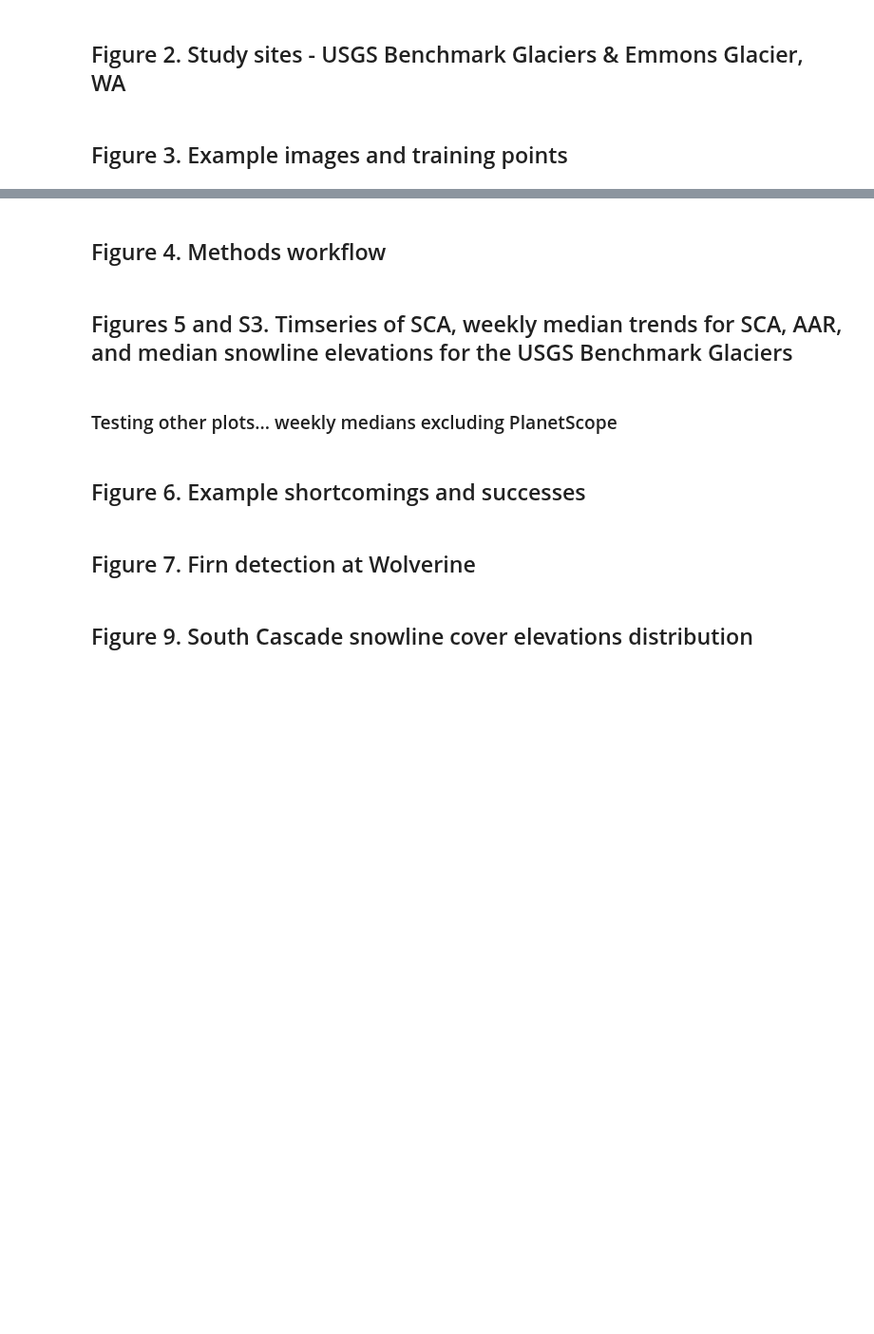
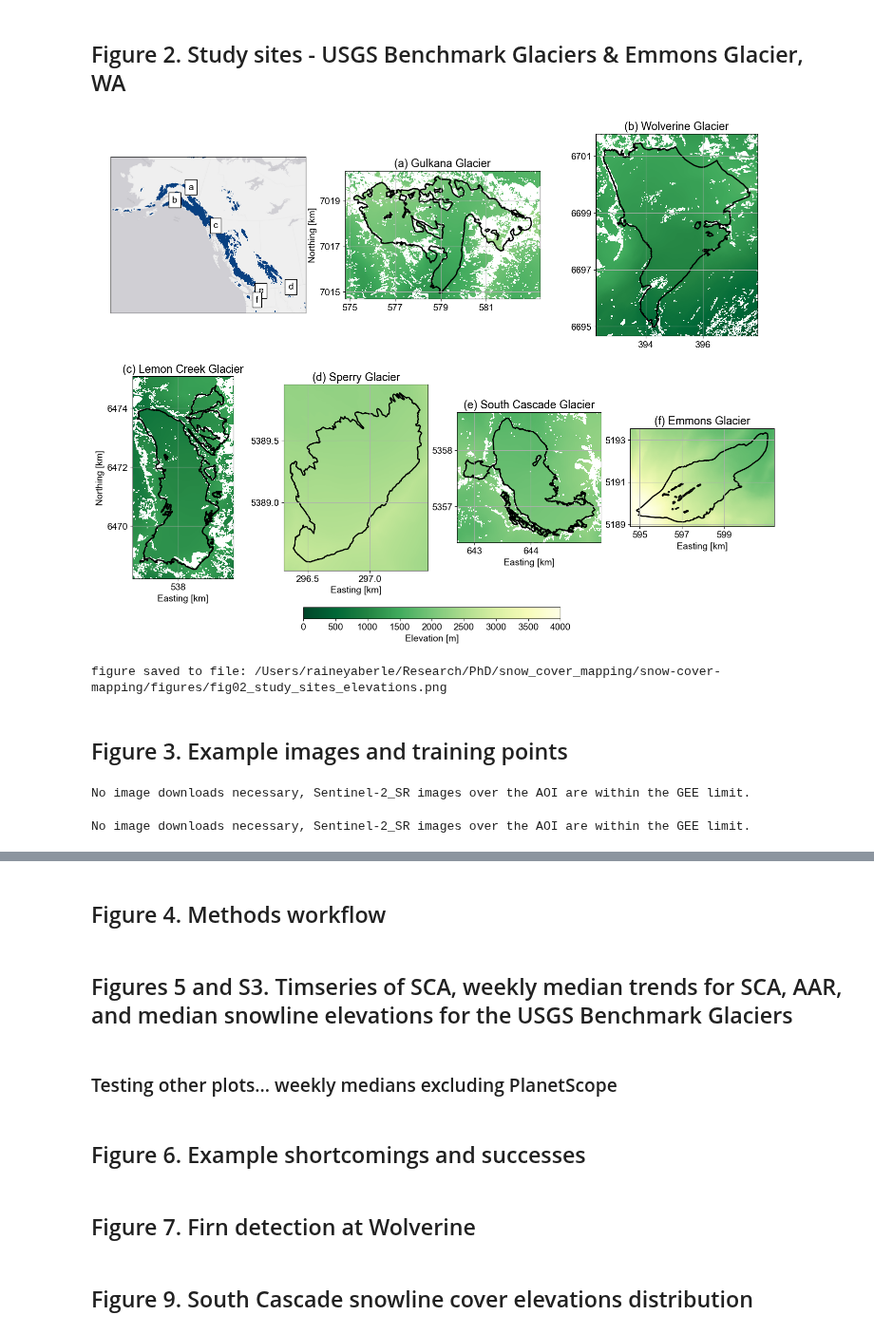
Before and after one commit to RaineyAbe/glacier-snow-cover-mapping, a Jupyter notebook: notebooks/make_figures.ipynb, the cells around one changed output, grey strips where cells are left out. Shown at 95% size. Drawn from its saved outputs; the diff is of its cells as text; code cells hidden in the pictures; blank space fills up the shorter version.

```diff
--- a/notebooks/make_figures.ipynb
+++ b/notebooks/make_figures.ipynb
@@ -40,10 +40,10 @@ from shapely import wkt
 from tqdm.auto import tqdm
 
 # path to glacier-snow-cover-mapping/
-base_path = '/Users/raineyaberle/Research/glacier_snow_cover_mapping/glacier-snow-cover-mapping/'
+base_path = '/Users/raineyaberle/Research/PhD/snow_cover_mapping/snow-cover-mapping/'
 
 # path to study sites
-study_sites_path = '/Users/raineyaberle/Research/glacier_snow_cover_mapping/study-sites/'
+study_sites_path = '/Volumes/LaCie/raineyaberle/Research/PhD/snow_cover_mapping/study-sites/'
 # determine whether to save output figures
 save_figures = True
 
@@ -414,11 +441,15 @@ for i, (site_name, site_name_display, text_label) in enumerate(zip(site_names, s
     ### AOI
     # load file
     if site_name=='Emmons':
-        AOI_fn = glob.glob(os.path.join(study_sites_path, site_name, 'AOIs', site_name + '_RGI_outline.shp'))[0]
+        AOI_fn = glob.glob(os.path.join(study_sites_path, 'RGI60-02.14297', 'AOIs', 'RGI60-02.14297_outline.shp'))[0]
+        AOI = gpd.read_file(AOI_fn)
     else:
-        AOI_path = '/Users/raineyaberle/Research/glacier_snow_cover_mapping/study-sites'
-        AOI_fn = sorted(glob.glob(os.path.join(AOI_path, site_name, 'AOIs', site_name + '_Glacier_Boundaries_*.shp')))[-1]
-    AOI = gpd.read_file(AOI_fn)
+        AOI_path = '/Users/raineyaberle/Google Drive/My Drive/Research/PhD/GIS_data/USGS/glacierBoundaries/' + site_name.lower() + '/shapefile'
+        AOI_fn = glob.glob(os.path.join(AOI_path, site_name + '_Glacier_Boundaries.shp'))[0]
+        AOI = gpd.read_file(AOI_fn)
+        AOI_crs = 'EPSG:' + str(AOI.crs.to_epsg())
+        AOI = pd.DataFrame(AOI.iloc[-1, :]).transpose().reset_index(drop=True)
+        AOI = gpd.GeoDataFrame(AOI, geometry='geometry', crs=AOI_crs)
     AOI_WGS = AOI.to_crs(4326)
     # solve for optimal UTM zone
     AOI_centroid = [AOI_WGS.geometry[0].centroid.xy[0][0],
@@ -429,7 +460,7 @@ for i, (site_name, site_name_display, text_label) in enumerate(zip(site_names, s
     AOI_A = AOI.to_crs(epsg_A)
     ### DEM
     if site_name=='Emmons':
-        DEM_fn =  glob.glob(os.path.join(study_sites_path, site_name, 'DEMs', site_name + '*NASADEM*.tif'))[0]
+        DEM_fn =  glob.glob(os.path.join(study_sites_path, 'RGI60-02.14297', 'DEMs', 'RGI60-02.14297*NASADEM*.tif'))[0]
     else:
         DEM_path = '/Users/raineyaberle/Google Drive/My Drive/Research/PhD/GIS_data/USGS/DEMs/' + site_name
         DEM_fn =  sorted(glob.glob(os.path.join(DEM_path, site_name + '*_DEM.tif')))[-1]
@@ -479,35 +510,58 @@ for i, (site_name, site_name_display, text_label) in enumerate(zip(site_names, s
     ax[i+1].set_xlim(xmin, xmax)
     ax[i+1].set_ylim(ymin, ymax)
     ax[i+1].set_title(text_label + ' ' + site_name_display + ' Glacier')
     ax[i+1].grid()
     # add axes labels
     if (i==1) or (i==3):
         ax[i].set_ylabel('Northing [km]')
     if i > 1:
         ax[i+1].set_xlabel('Easting [km]')
 
 # A: study sites map
 ax[0].set_xlim(-2000000, 1500000)
 ax[0].set_ylim(5000000, 7800000)
 ax[0].set_xticks([])
 ax[0].set_yticks([])
 cx.add_basemap(ax[0], crs='EPSG:'+str(epsg_A), source=cx.providers.Esri.WorldGrayCanvas, attribution=False)
 rgis_reproj = rgis.to_crs('EPSG:'+str(epsg_A))
 rgis_reproj.plot(ax=ax[0], facecolor=colors_classified[2], edgecolor=colors_classified[2])
 # add colorbar for elevations at bottom of figure
 fig.subplots_adjust(bottom=0.1)
 cbar_ax = fig.add_axes([0.35, 0.03, 0.3, 0.02])
 fig.colorbar(DEM_im, cax=cbar_ax, orientation='horizontal', label='Elevation [m]')
 
 fig.tight_layout()
 plt.show()
 
 if save_figures:
     fig_fn = os.path.join(figures_out_path, 'fig02_study_sites_elevations.png')
     fig.savefig(fig_fn, dpi=300, facecolor='white', edgecolor='none', bbox_inches='tight')
     print('figure saved to file: ' + fig_fn)
+# %% [output]
+[figure, added]
+figure saved to file: /Users/raineyaberle/Research/PhD/snow_cover_mapping/snow-cover-mapping/figures/fig02_study_sites_elevations.png
 # %% [markdown]
 ## Figure 3. Example images and training points
+# %%
+# load glacier outlines from file
+AOI_path = '/Volumes/LaCie/raineyaberle/Research/PhD/GIS_data/USGS/glacierBoundaries/gulkana/shapefile/'
+AOI_fn = os.path.join(AOI_path, 'Gulkana_Glacier_Boundaries.shp')
+AOI = gpd.read_file(AOI_fn).loc[9:, :].reset_index(drop=True)
+AOI_color = 'w'
+
+# Query GEE for images
+ee.Initialize()
+im_dates = ['2021-06-15', '2021-08-02']
+date_starts, date_ends = ['2021-06-14', '2021-08-01'], ['2021-06-16', '2021-08-03']
+ims = []
+for date_start, date_end in zip(date_starts, date_ends):
+    im = f.query_gee_for_imagery(dataset_dict, 'Sentinel-2_SR', AOI.buffer(750), date_start, date_end,
+                                 month_start=5, month_end=11, cloud_cover_max=100, mask_clouds=False,
+                                 im_out_path=None, im_download=False)[0]
+    ims.append(im)
+# %% [output]
+No image downloads necessary, Sentinel-2_SR images over the AOI are within the GEE limit.
+No image downloads necessary, Sentinel-2_SR images over the AOI are within the GEE limit.
 # %%
 from shapely.geometry import Polygon, MultiPolygon
 
```
Also changed, not shown: parts of 7 cells of this notebook, 8 other files.
